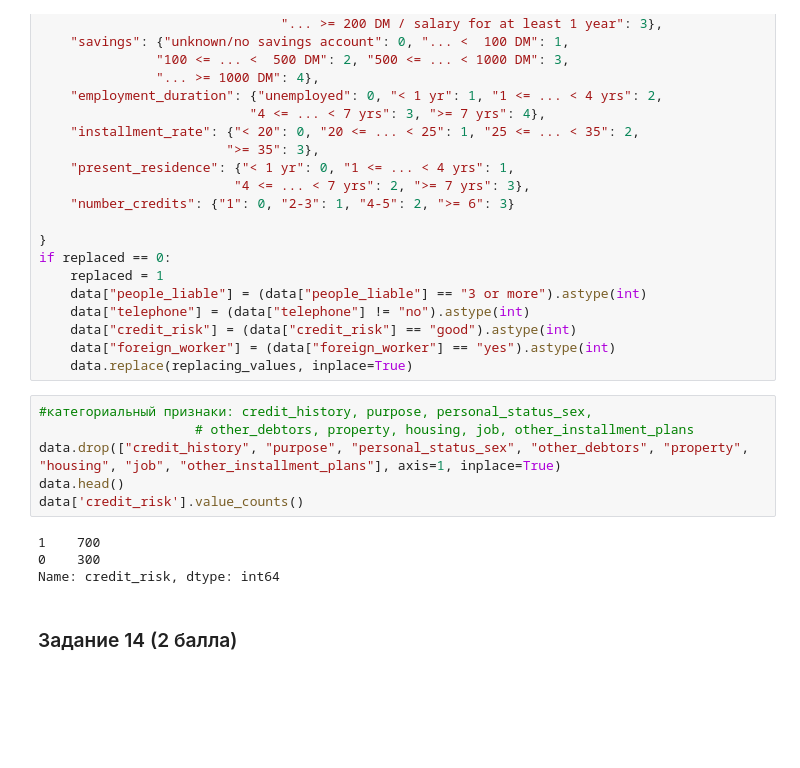
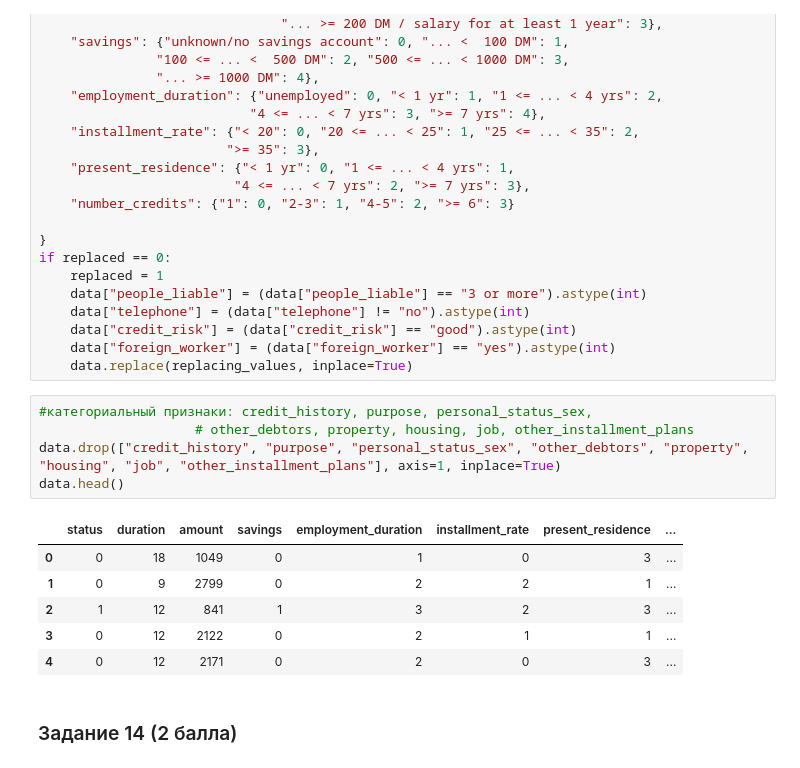
Before and after one commit to IgorLukhnev/hse_iad_data_analysis, a Jupyter notebook: hw3/hw03-EDA.ipynb, the cells around one changed output. Drawn from its saved outputs; the diff is of its cells as text; blank space fills up the shorter version.

```diff
--- a/hw3/hw03-EDA.ipynb
+++ b/hw3/hw03-EDA.ipynb
@@ -280,13 +280,15 @@ if replaced == 0:
 # %%
 #категориальный признаки: credit_history, purpose, personal_status_sex,
                     # other_debtors, property, housing, job, other_installment_plans
 data.drop(["credit_history", "purpose", "personal_status_sex", "other_debtors", "property", "housing", "job", "other_installment_plans"], axis=1, inplace=True)
 data.head()
-data['credit_risk'].value_counts()
 # %% [output]
-1    700
-0    300
-Name: credit_risk, dtype: int64
+|  | status | duration | amount | savings | employment_duration | installment_rate | present_residence | ... |
+| 0 | 0 | 18 | 1049 | 0 | 1 | 0 | 3 | ... |
+| 1 | 0 | 9 | 2799 | 0 | 2 | 2 | 1 | ... |
+| 2 | 1 | 12 | 841 | 1 | 3 | 2 | 3 | ... |
+| 3 | 0 | 12 | 2122 | 0 | 2 | 1 | 1 | ... |
+| 4 | 0 | 12 | 2171 | 0 | 2 | 0 | 3 | ... |
 # %% [markdown]
 ### Задание 14  (2 балла)
 # %% [markdown]
```
Also changed, not shown: parts of 6 cells of this notebook.
